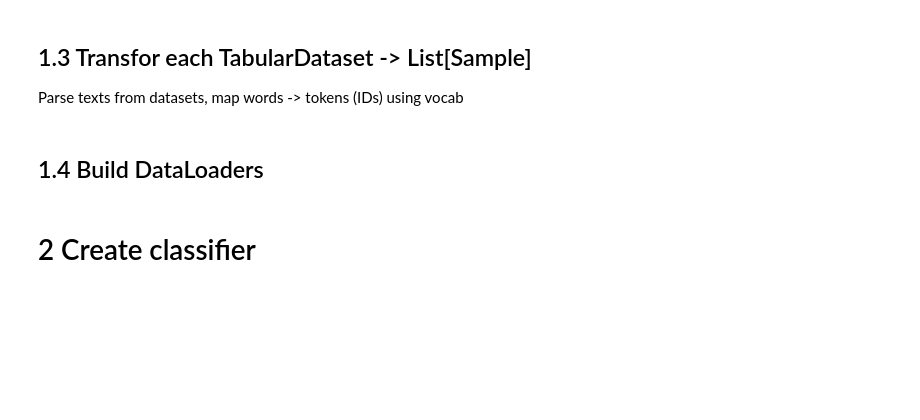
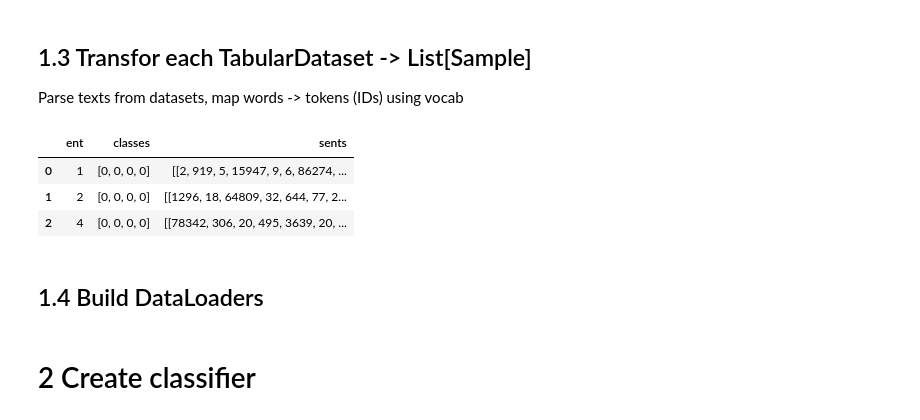
Before and after one commit to TobiasUhmann/power, a Jupyter notebook: notebooks/nb_10_metrics/nb_10.ipynb, the cells around one changed output. Saved outputs shown, nothing was run; the diff lists cells and outputs as text; code cells hidden in the pictures; blank space fills up the shorter version.

```diff
--- a/notebooks/nb_10_metrics/nb_10.ipynb
+++ b/notebooks/nb_10_metrics/nb_10.ipynb
@@ -136,35 +176,32 @@ print(vocab.itos[-10:])
 
 Parse texts from datasets, map words -> tokens (IDs) using vocab
 # %%
-@dataclass
-class Sample:
-    ent: int
-    classes: List[int]
-    sents: List[List[int]]
-
-    def __iter__(self):
-        return iter((self.ent, self.classes, self.sents))
 
 
 def transform(raw_set: TabularDataset) -> List[Sample]:
     return [Sample(
         int(getattr(row, 'ent')),
         [int(getattr(row, f'class_{i}')) for i in range(class_count)],
         [[vocab[token] for token in getattr(row, f'sent_{i}')] for i in range(sent_count)]
     ) for row in raw_set]
 
 
 train_set = transform(raw_train_set)
 valid_set = transform(raw_valid_set)
 
 #
 # Print some samples
 #
 
 tab_cols = ['ent', 'classes', 'sents']
 tab_data = [[getattr(row, col) for col in tab_cols] for row in train_set[:3]]
 
 pd.DataFrame(tab_data, columns=tab_cols)
+# %% [output]
+|  | ent | classes | sents |
+| 0 | 1 | [0, 0, 0, 0] | [[2, 919, 5, 15947, 9, 6, 86274, ... |
+| 1 | 2 | [0, 0, 0, 0] | [[1296, 18, 64809, 32, 644, 77, 2... |
+| 2 | 4 | [0, 0, 0, 0] | [[78342, 306, 20, 495, 3639, 20, ... |
 # %% [markdown]
 ## 1.4 Build DataLoaders
 # %%
```
Also changed, not shown: parts of 6 cells of this notebook, 7 other files.
